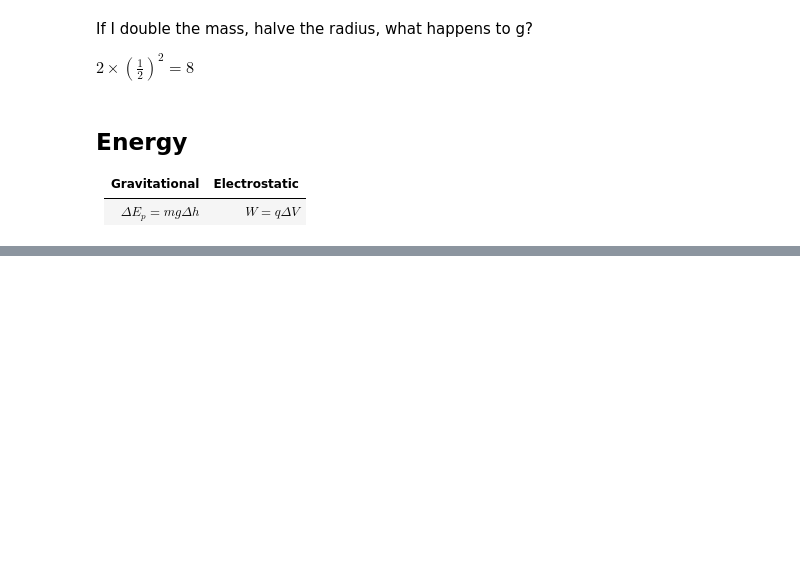
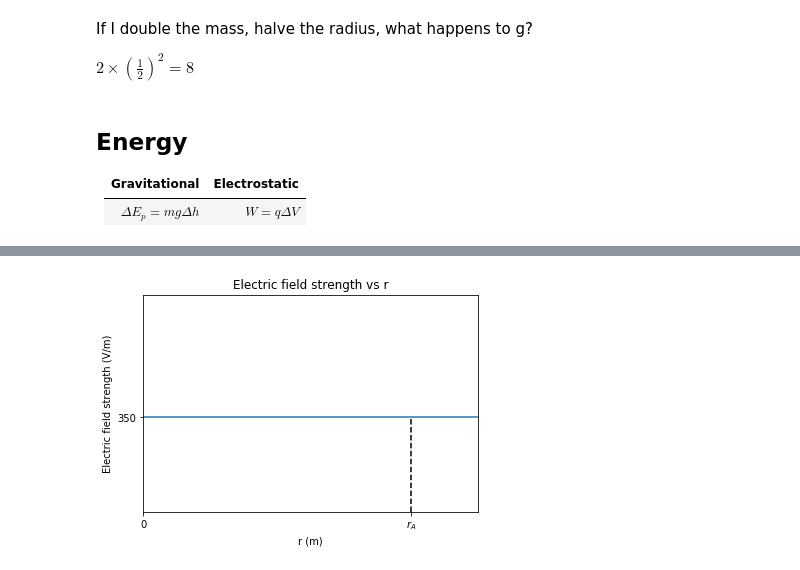
Before and after one commit to Pyxidatol-C/IB, a Jupyter notebook: 1BI/PHY/10-fields.ipynb, the cells around one changed output, grey strips where cells are left out. Cells and saved outputs as stored; diff of their text form; code cells hidden in the pictures; blank space fills up the shorter version.

```diff
--- a/1BI/PHY/10-fields.ipynb
+++ b/1BI/PHY/10-fields.ipynb
@@ -64,0 +136,17 @@ $2 \times (\frac{1}{2})^2 = 8$
+# %%
+r = np.linspace(0, 5)
+v = np.zeros(50) + 350
+plt.plot(r, v)
+plt.xlim(0, 5)
+plt.ylim(0, 800)
+plt.yticks([350])
+plt.xticks([0, 4], ['0', '$r_A$'])
+
+plt.vlines(x=4, ymin=0, ymax=350, linestyles='--')
+
+plt.xlabel("r (m)")
+plt.ylabel("Electric field strength (V/m)")
+plt.title("Electric field strength vs r")
+plt.show()
+# %% [output]
+[figure, added]
```
Also changed, not shown: parts of 12 cells of this notebook, 1 other file.
